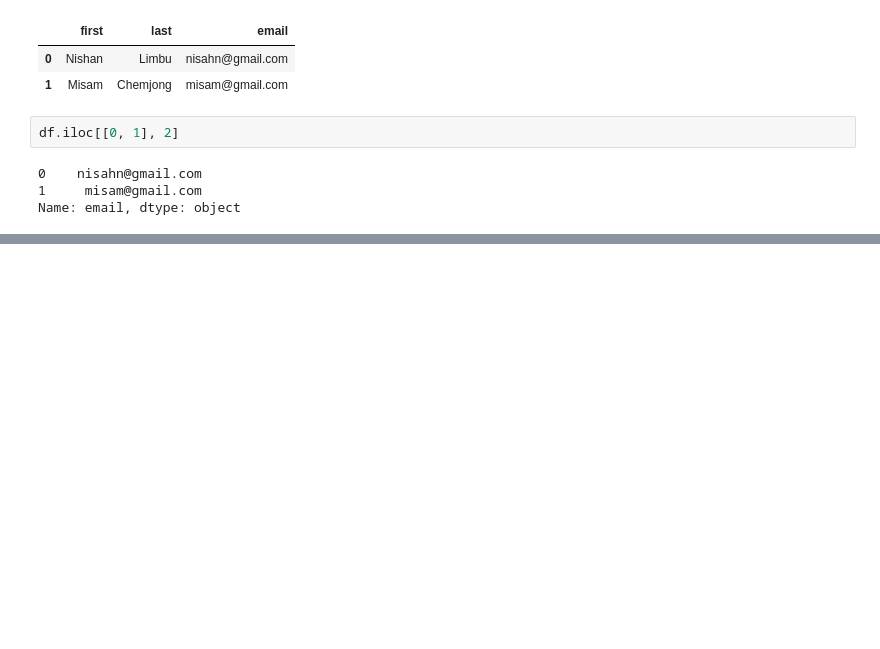
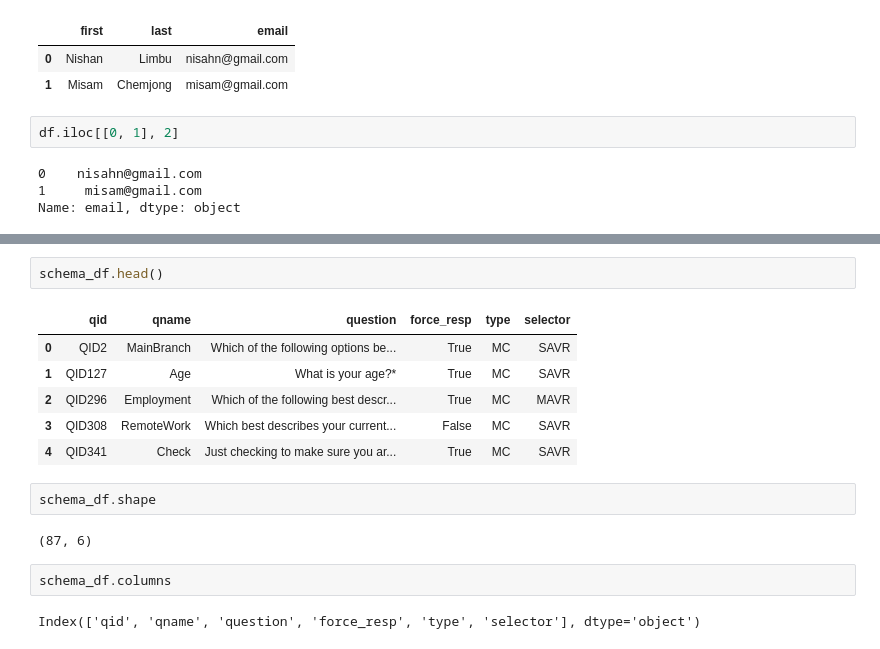
Before and after one commit to nishanlimbuchemjong/Pandas-for-AI-ML, a Jupyter notebook: Pandas_for_AI_&_ML.ipynb, the cells around one changed output, grey strips where cells are left out. Cells and saved outputs as stored; diff of their text form; blank space fills up the shorter version.

```diff
--- a/Pandas_for_AI_&_ML.ipynb
+++ b/Pandas_for_AI_&_ML.ipynb
@@ -111,0 +152,17 @@ Name: email, dtype: object
+# %%
+schema_df.head()
+# %% [output]
+|  | qid | qname | question | force_resp | type | selector |
+| 0 | QID2 | MainBranch | Which of the following options be... | True | MC | SAVR |
+| 1 | QID127 | Age | What is your age?* | True | MC | SAVR |
+| 2 | QID296 | Employment | Which of the following best descr... | True | MC | MAVR |
+| 3 | QID308 | RemoteWork | Which best describes your current... | False | MC | SAVR |
+| 4 | QID341 | Check | Just checking to make sure you ar... | True | MC | SAVR |
+# %%
+schema_df.shape
+# %% [output]
+(87, 6)
+# %%
+schema_df.columns
+# %% [output]
+Index(['qid', 'qname', 'question', 'force_resp', 'type', 'selector'], dtype='object')
```
Also changed, not shown: parts of 5 cells of this notebook.
